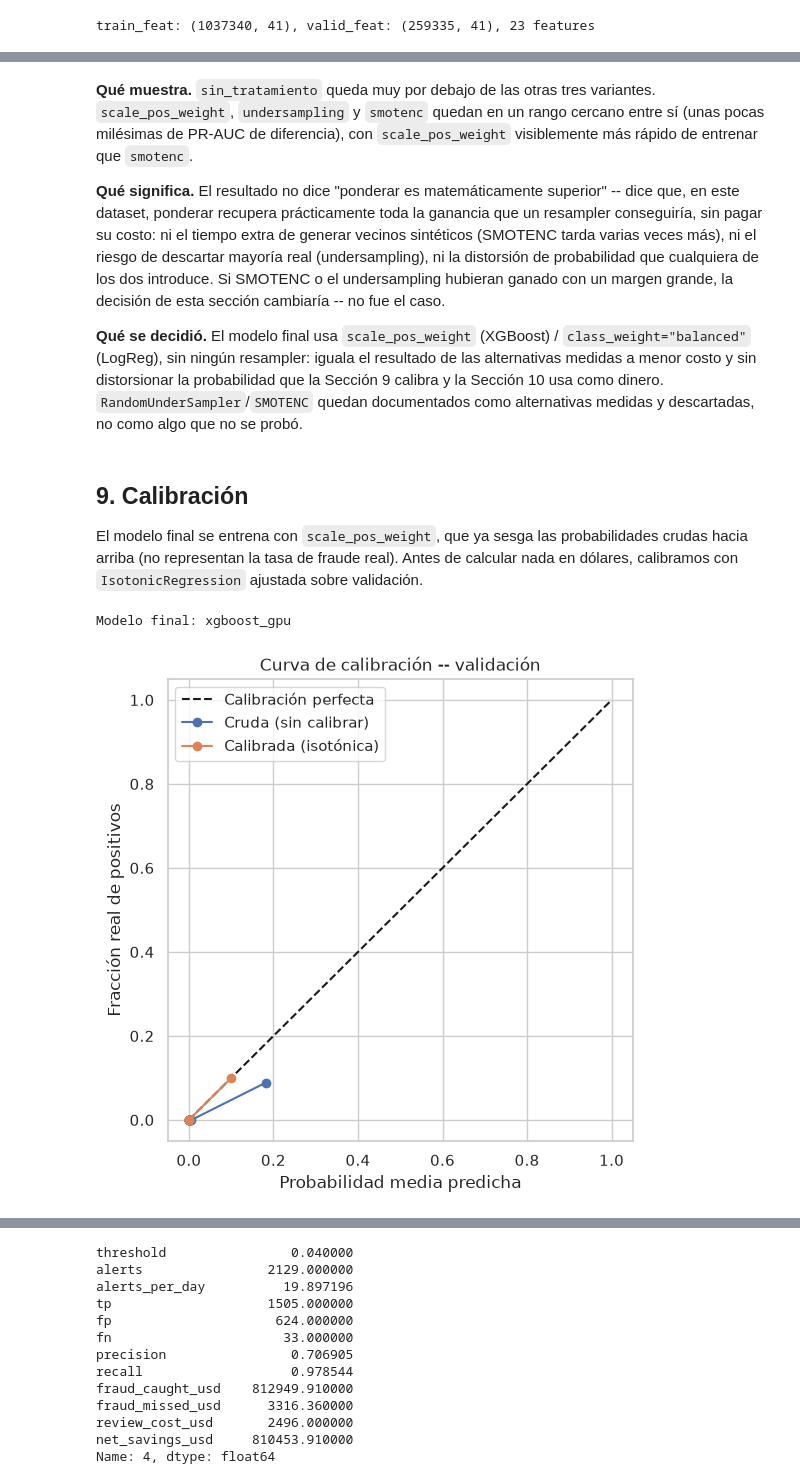
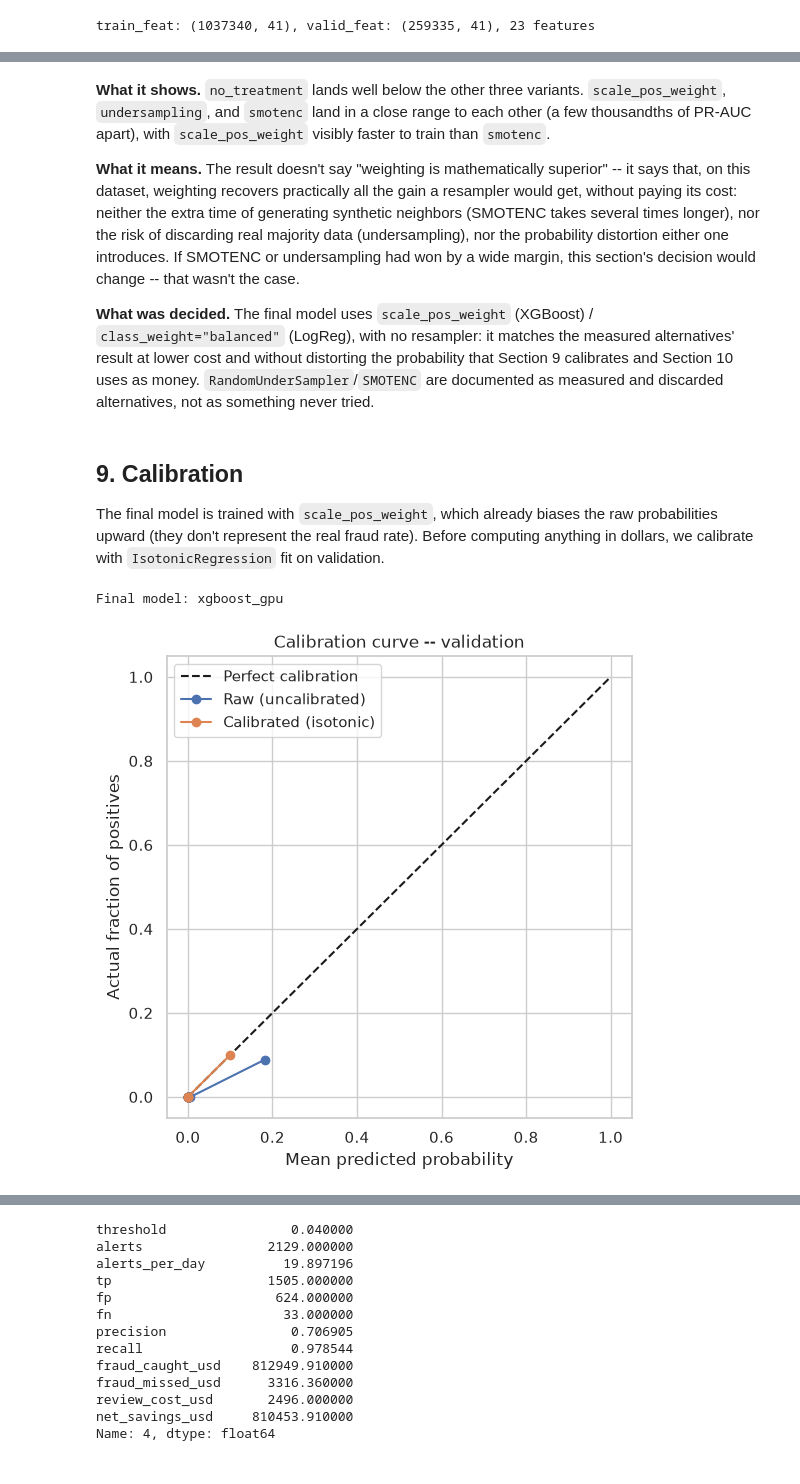
Before and after one commit to datakrdo/portfolio, a Jupyter notebook: fraud/fraud-portfolio.ipynb, the cells around one changed output, grey strips where cells are left out. Cells and saved outputs as stored; diff of their text form; code cells hidden in the pictures.

```diff
--- a/fraud/fraud-portfolio.ipynb
+++ b/fraud/fraud-portfolio.ipynb
@@ -96,6 +96,6 @@ máquina.
 # %%
 def load_transactions(path: Path) -> pd.DataFrame:
-    """Carga un CSV Sparkov, parsea fechas, castea cc_num a string, ordena causalmente."""
+    """Load a Sparkov CSV, parse dates, cast cc_num to string, sort causally."""
     frame = pd.read_csv(
         path, index_col=0, parse_dates=["trans_date_trans_time", "dob"], dtype={"cc_num": str}
     )
@@ -107,9 +107,9 @@ test_holdout = load_transactions(DATA_DIR / "fraudTest.csv")
 
 for name, frame in [("fraudTrain", train_full), ("fraudTest", test_holdout)]:
     print(
-        f"{name}: {len(frame):,} filas | {frame['trans_date_trans_time'].min().date()} -> "
+        f"{name}: {len(frame):,} rows | {frame['trans_date_trans_time'].min().date()} -> "
         f"{frame['trans_date_trans_time'].max().date()} | "
-        f"{frame['is_fraud'].sum():,} fraudes | prevalencia {frame['is_fraud'].mean():.4%} | "
-        f"{frame['cc_num'].nunique()} tarjetas"
+        f"{frame['is_fraud'].sum():,} frauds | prevalence {frame['is_fraud'].mean():.4%} | "
+        f"{frame['cc_num'].nunique()} cards"
     )
 # %% [output]
@@ -550,10 +548,10 @@ scale_pos_weight = (1 - prevalence) / prevalence
 
 results = {}
 
-# Peldaño 0: regla trivial -- alertar si amt supera el percentil 99.4 de train
-# (aprox. la prevalencia), sin ver is_fraud en absoluto.
+# Rung 0: trivial rule -- flag if amt exceeds train's 99.4th percentile
+# (roughly the prevalence), without looking at is_fraud at all.
 amt_rule_score = X_valid["amt"]
-results["regla_amt"] = average_precision_score(y_valid, amt_rule_score)
+results["amt_rule"] = average_precision_score(y_valid, amt_rule_score)
 
 for name, estimator in [
     ("logreg", LogisticRegression(class_weight="balanced", max_iter=1000)),
@@ -574,7 +572,7 @@ if HAS_LIGHTGBM:
     pipe_lgbm.fit(X_train, y_train)
     results["lightgbm_gpu"] = average_precision_score(y_valid, pipe_lgbm.predict_proba(X_valid)[:, 1])
 else:
-    print("lightgbm no instalado -- instalar el extra [gpu]")
+    print("lightgbm not installed -- install the [gpu] extra")
 
 if HAS_XGBOOST:
     pipe_xgb = Pipeline([
@@ -588,9 +586,9 @@ if HAS_XGBOOST:
     pipe_xgb.fit(X_train, y_train)
     results["xgboost_gpu"] = average_precision_score(y_valid, pipe_xgb.predict_proba(X_valid)[:, 1])
 else:
-    print("xgboost no instalado -- instalar el extra [gpu]")
+    print("xgboost not installed -- install the [gpu] extra")
 
-print(f"Prevalencia de validación (piso de un ranker aleatorio): {y_valid.mean():.4%}")
+print(f"Validation prevalence (a random ranker's floor): {y_valid.mean():.4%}")
 for name, score in results.items():
     print(f"{name:15s} PR-AUC = {score:.4f}  (lift {score / y_valid.mean():.1f}x)")
 # %% [output]
@@ -703,50 +700,50 @@ scale_pos_weight      0.972111  5.317806
 # %% [markdown]
-**Qué muestra.** `sin_tratamiento` queda muy por debajo de las otras tres variantes.
-`scale_pos_weight`, `undersampling` y `smotenc` quedan en un rango cercano entre sí (unas
-pocas milésimas de PR-AUC de diferencia), con `scale_pos_weight` visiblemente más rápido de
-entrenar que `smotenc`.
+**What it shows.** `no_treatment` lands well below the other three variants.
+`scale_pos_weight`, `undersampling`, and `smotenc` land in a close range to each other (a
+few thousandths of PR-AUC apart), with `scale_pos_weight` visibly faster to train than
+`smotenc`.
 
-**Qué significa.** El resultado no dice "ponderar es matemáticamente superior" -- dice que,
-en este dataset, ponderar recupera prácticamente toda la ganancia que un resampler
-conseguiría, sin pagar su costo: ni el tiempo extra de generar vecinos sintéticos (SMOTENC
-tarda varias veces más), ni el riesgo de descartar mayoría real (undersampling), ni la
-distorsión de probabilidad que cualquiera de los dos introduce. Si SMOTENC o el
-undersampling hubieran ganado con un margen grande, la decisión de esta sección cambiaría
--- no fue el caso.
+**What it means.** The result doesn't say "weighting is mathematically superior" -- it
+says that, on this dataset, weighting recovers practically all the gain a resampler would
+get, without paying its cost: neither the extra time of generating synthetic neighbors
+(SMOTENC takes several times longer), nor the risk of discarding real majority data
+(undersampling), nor the probability distortion either one introduces. If SMOTENC or
+undersampling had won by a wide margin, this section's decision would change -- that
+wasn't the case.
 
-**Qué se decidió.** El modelo final usa `scale_pos_weight` (XGBoost) / `class_weight="balanced"`
-(LogReg), sin ningún resampler: iguala el resultado de las alternativas medidas a menor
-costo y sin distorsionar la probabilidad que la Sección 9 calibra y la Sección 10 usa como
-dinero. `RandomUnderSampler`/`SMOTENC` quedan documentados como alternativas medidas y
-descartadas, no como algo que no se probó.
+**What was decided.** The final model uses `scale_pos_weight` (XGBoost) /
+`class_weight="balanced"` (LogReg), with no resampler: it matches the measured
+alternatives' result at lower cost and without distorting the probability that Section 9
+calibrates and Section 10 uses as money. `RandomUnderSampler`/`SMOTENC` are documented as
+measured and discarded alternatives, not as something never tried.
 # %% [markdown]
-## 9. Calibración
+## 9. Calibration
 
-El modelo final se entrena con `scale_pos_weight`, que ya sesga las probabilidades crudas
-hacia arriba (no representan la tasa de fraude real). Antes de calcular nada en dólares,
-calibramos con `IsotonicRegression` ajustada sobre validación.
+The final model is trained with `scale_pos_weight`, which already biases the raw
+probabilities upward (they don't represent the real fraud rate). Before computing
+anything in dollars, we calibrate with `IsotonicRegression` fit on validation.
 # %%
 final_model_name = "xgboost_gpu" if "pipe_xgb" in globals() else "lightgbm_gpu"
 final_pipe = pipe_xgb if "pipe_xgb" in globals() else pipe_lgbm
-print(f"Modelo final: {final_model_name}")
+print(f"Final model: {final_model_name}")
 
 valid_raw_proba = final_pipe.predict_proba(X_valid)[:, 1]
 calibrator = IsotonicRegression(out_of_bounds="clip").fit(valid_raw_proba, y_valid)
 valid_calibrated_proba = calibrator.transform(valid_raw_proba)
 
 frac_pos_raw, mean_pred_raw = calibration_curve(y_valid, valid_raw_proba, n_bins=15, strategy="quantile")
 frac_pos_cal, mean_pred_cal = calibration_curve(y_valid, valid_calibrated_proba, n_bins=15, strategy="quantile")
 
 fig, ax = plt.subplots(figsize=(6, 6))
-ax.plot([0, 1], [0, 1], "k--", label="Calibración perfecta")
-ax.plot(mean_pred_raw, frac_pos_raw, "o-", label="Cruda (sin calibrar)")
-ax.plot(mean_pred_cal, frac_pos_cal, "o-", label="Calibrada (isotónica)")
-ax.set_xlabel("Probabilidad media predicha")
-ax.set_ylabel("Fracción real de positivos")
+ax.plot([0, 1], [0, 1], "k--", label="Perfect calibration")
+ax.plot(mean_pred_raw, frac_pos_raw, "o-", label="Raw (uncalibrated)")
+ax.plot(mean_pred_cal, frac_pos_cal, "o-", label="Calibrated (isotonic)")
+ax.set_xlabel("Mean predicted probability")
+ax.set_ylabel("Actual fraction of positives")
 ax.legend()
-ax.set_title("Curva de calibración -- validación")
+ax.set_title("Calibration curve -- validation")
 plt.show()
 # %% [output]
-Modelo final: xgboost_gpu
+Final model: xgboost_gpu
-[figure, old version]
+[figure, new version]
 # %% [markdown]
```
Also changed, not shown: parts of 57 cells of this notebook, 10 other files.
